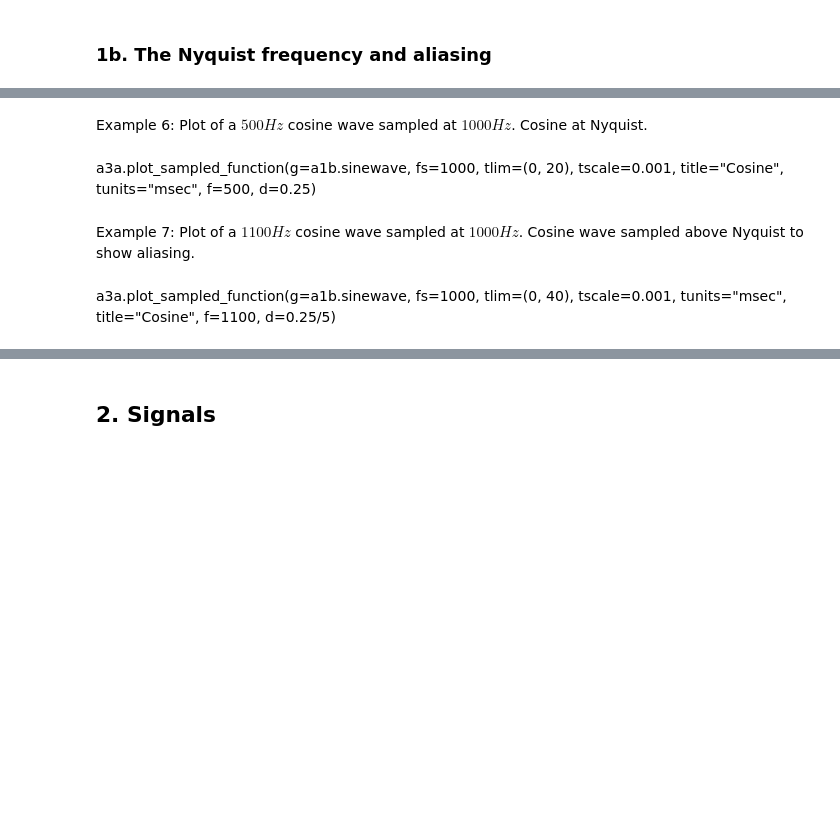
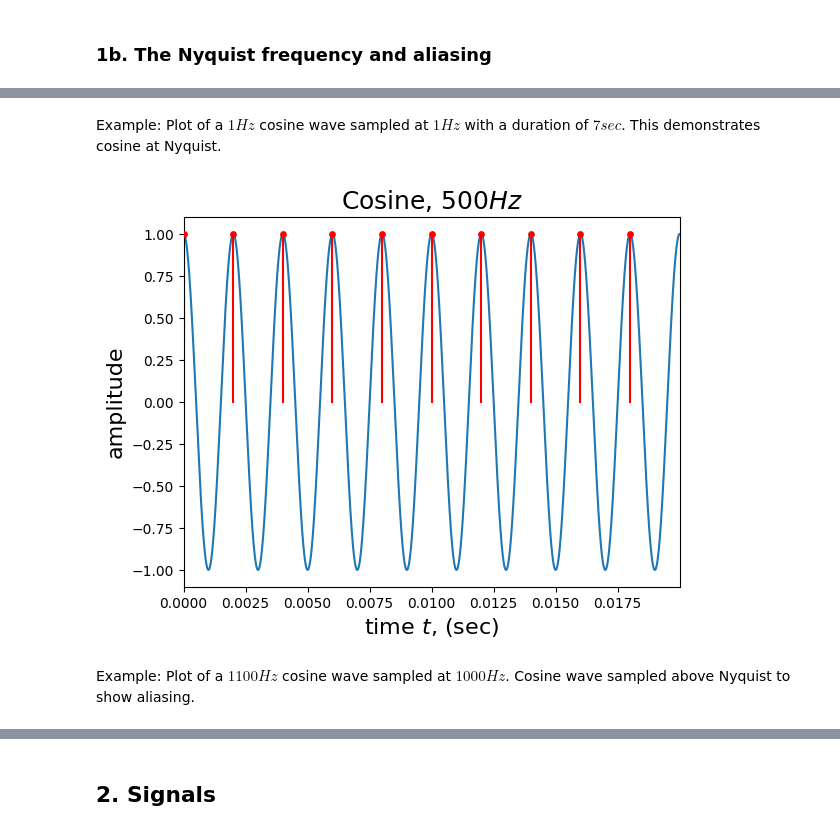
Before and after one commit to finnhittson/csds464, a Jupyter notebook: 464-A3a_fxh157_files/A3a_fxh157.ipynb, the cells around one changed output, grey strips where cells are left out. Cells and saved outputs as stored; diff of their text form; code cells hidden in the pictures; blank space fills up the shorter version.

```diff
--- a/464-A3a_fxh157_files/A3a_fxh157.ipynb
+++ b/464-A3a_fxh157_files/A3a_fxh157.ipynb
@@ -51,8 +56,8 @@ a3a.plot_sampled_function(g=a1b.sinewave, fs=1000, tlim=(0, 20), tscale=0.001, t
+# %% [markdown]
+Example: Plot of a $1Hz$ cosine wave sampled at $1Hz$ with a duration of $7sec$. This demonstrates cosine at Nyquist.
+# %%
+a3a.plot_sampled_function(g=a1b.sinewave, fs=500, tlim=(0, 20), tscale=0.001, title="Cosine", tunits="sec", f=500, d=0.25/500)
+# %% [output]
+[figure, added]
 # %% [markdown]
-Example 6: Plot of a $500Hz$ cosine wave sampled at $1000Hz$. Cosine at Nyquist.
+Example: Plot of a $1100Hz$ cosine wave sampled at $1000Hz$. Cosine wave sampled above Nyquist to show aliasing.
-# %% [markdown]
-a3a.plot_sampled_function(g=a1b.sinewave, fs=1000, tlim=(0, 20), tscale=0.001, title="Cosine", tunits="msec", f=500, d=0.25)
-# %% [markdown]
-Example 7: Plot of a $1100Hz$ cosine wave sampled at $1000Hz$. Cosine wave sampled above Nyquist to show aliasing.
-# %% [markdown]
-a3a.plot_sampled_function(g=a1b.sinewave, fs=1000, tlim=(0, 40), tscale=0.001, tunits="msec", title="Cosine", f=1100, d=0.25/5)
```
Also changed, not shown: parts of 54 cells of this notebook, 6 other files.
